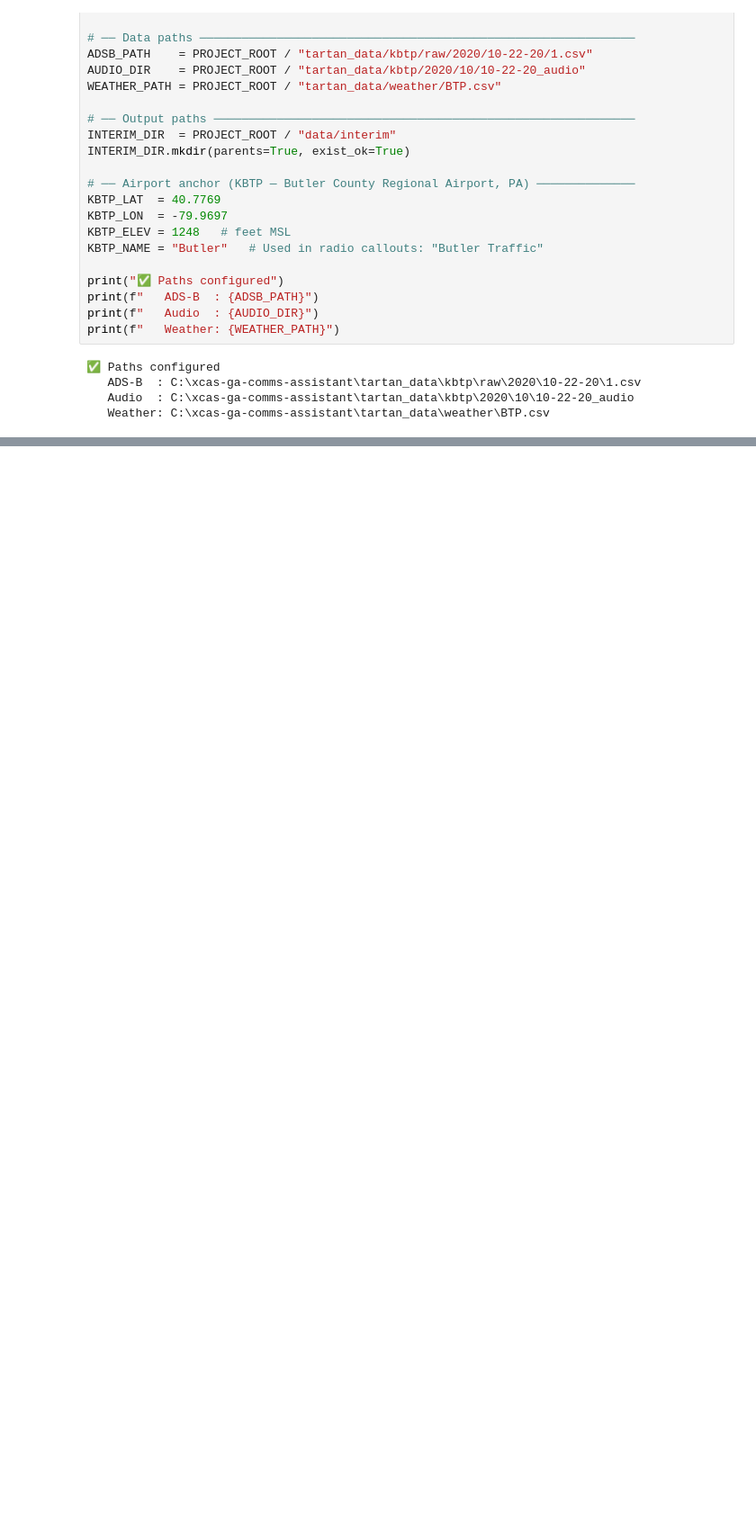
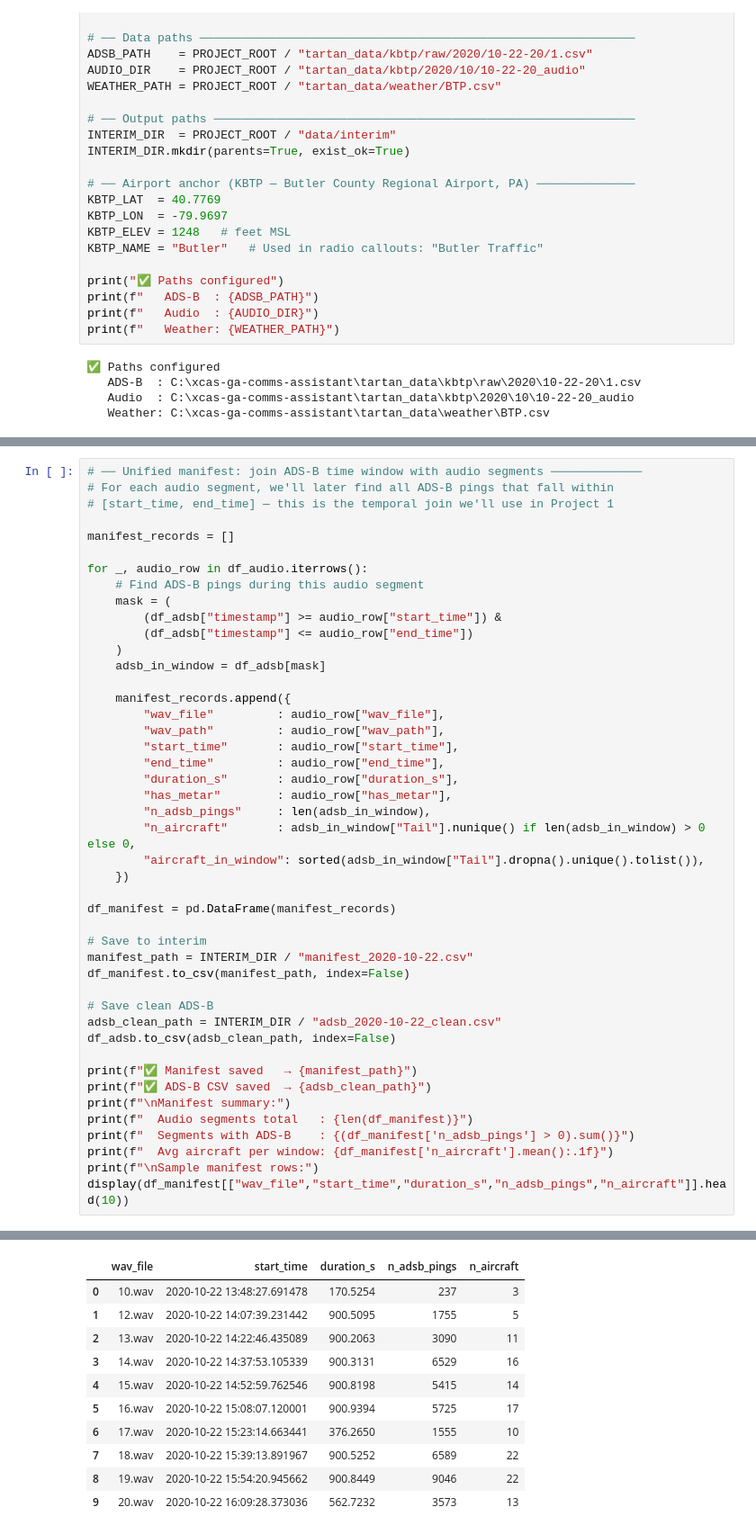
Before and after one commit to Shreyas-Vijayakumar/PCAS, a Jupyter notebook: notebooks/01_data_audit.ipynb, the cells around one changed output, grey strips where cells are left out. Shown at 90% size. Saved outputs shown, nothing was run; the diff lists cells and outputs as text; blank space fills up the shorter version.

```diff
--- a/notebooks/01_data_audit.ipynb
+++ b/notebooks/01_data_audit.ipynb
@@ -90,0 +291,46 @@ First 3 rows:
+# %%
+# ── Unified manifest: join ADS-B time window with audio segments ─────────────
+# For each audio segment, we'll later find all ADS-B pings that fall within
+# [start_time, end_time] — this is the temporal join we'll use in Project 1
+
+manifest_records = []
+
+for _, audio_row in df_audio.iterrows():
+    # Find ADS-B pings during this audio segment
+    mask = (
+        (df_adsb["timestamp"] >= audio_row["start_time"]) &
+        (df_adsb["timestamp"] <= audio_row["end_time"])
+    )
+    adsb_in_window = df_adsb[mask]
+
+    manifest_records.append({
+        "wav_file"         : audio_row["wav_file"],
+        "wav_path"         : audio_row["wav_path"],
+        "start_time"       : audio_row["start_time"],
+        "end_time"         : audio_row["end_time"],
+        "duration_s"       : audio_row["duration_s"],
+        "has_metar"        : audio_row["has_metar"],
+        "n_adsb_pings"     : len(adsb_in_window),
+        "n_aircraft"       : adsb_in_window["Tail"].nunique() if len(adsb_in_window) > 0 else 0,
+        "aircraft_in_window": sorted(adsb_in_window["Tail"].dropna().unique().tolist()),
+    })
+
+df_manifest = pd.DataFrame(manifest_records)
+
+# Save to interim
+manifest_path = INTERIM_DIR / "manifest_2020-10-22.csv"
+df_manifest.to_csv(manifest_path, index=False)
+
+# Save clean ADS-B
+adsb_clean_path = INTERIM_DIR / "adsb_2020-10-22_clean.csv"
+df_adsb.to_csv(adsb_clean_path, index=False)
+
+print(f"✅ Manifest saved   → {manifest_path}")
+print(f"✅ ADS-B CSV saved  → {adsb_clean_path}")
+print(f"\nManifest summary:")
+print(f"  Audio segments total   : {len(df_manifest)}")
+print(f"  Segments with ADS-B    : {(df_manifest['n_adsb_pings'] > 0).sum()}")
+print(f"  Avg aircraft per window: {df_manifest['n_aircraft'].mean():.1f}")
+print(f"\nSample manifest rows:")
+display(df_manifest[["wav_file","start_time","duration_s","n_adsb_pings","n_aircraft"]].head(10))
+# %% [output]
@@ -90,0 +346,11 @@ First 3 rows:
+|  | wav_file | start_time | duration_s | n_adsb_pings | n_aircraft |
+| 0 | 10.wav | 2020-10-22 13:48:27.691478 | 170.5254 | 237 | 3 |
+| 1 | 12.wav | 2020-10-22 14:07:39.231442 | 900.5095 | 1755 | 5 |
+| 2 | 13.wav | 2020-10-22 14:22:46.435089 | 900.2063 | 3090 | 11 |
+| 3 | 14.wav | 2020-10-22 14:37:53.105339 | 900.3131 | 6529 | 16 |
+| 4 | 15.wav | 2020-10-22 14:52:59.762546 | 900.8198 | 5415 | 14 |
+| 5 | 16.wav | 2020-10-22 15:08:07.120001 | 900.9394 | 5725 | 17 |
+| 6 | 17.wav | 2020-10-22 15:23:14.663441 | 376.2650 | 1555 | 10 |
+| 7 | 18.wav | 2020-10-22 15:39:13.891967 | 900.5252 | 6589 | 22 |
+| 8 | 19.wav | 2020-10-22 15:54:20.945662 | 900.8449 | 9046 | 22 |
+| 9 | 20.wav | 2020-10-22 16:09:28.373036 | 562.7232 | 3573 | 13 |
```
Also changed, not shown: parts of 5 cells of this notebook.
